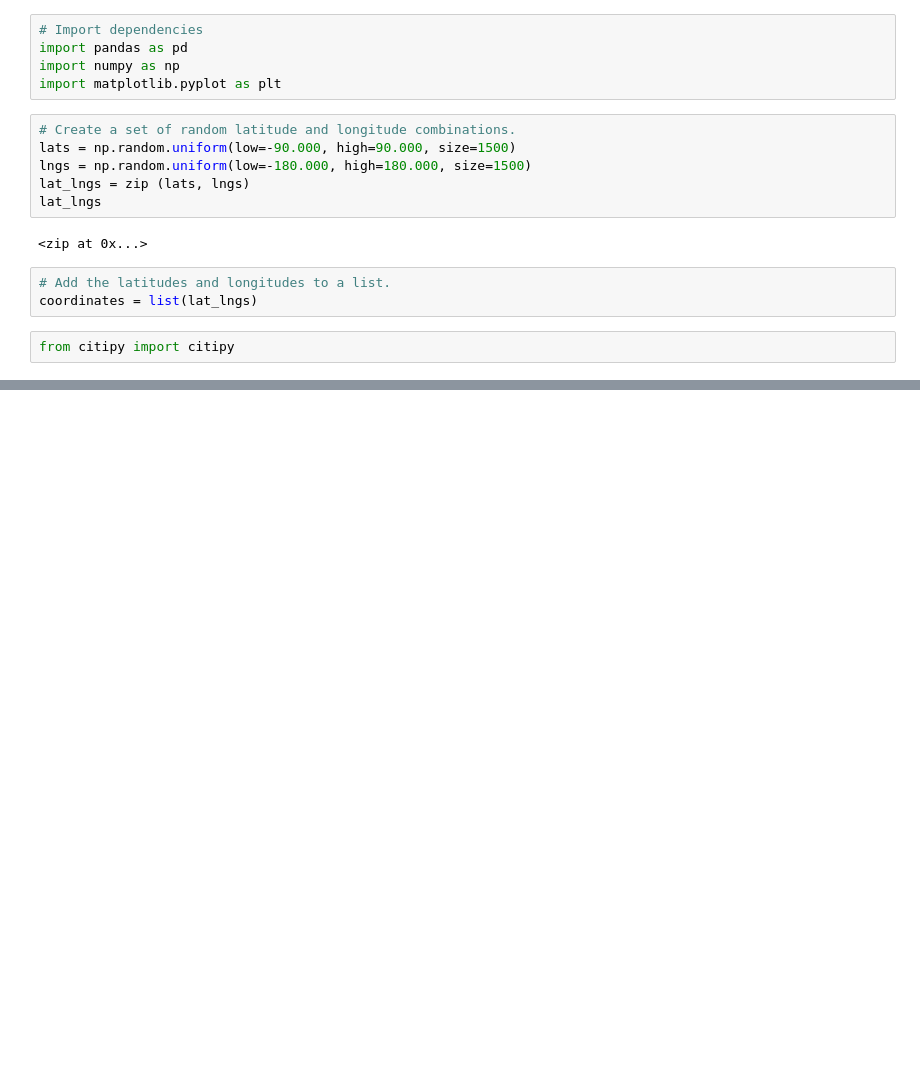
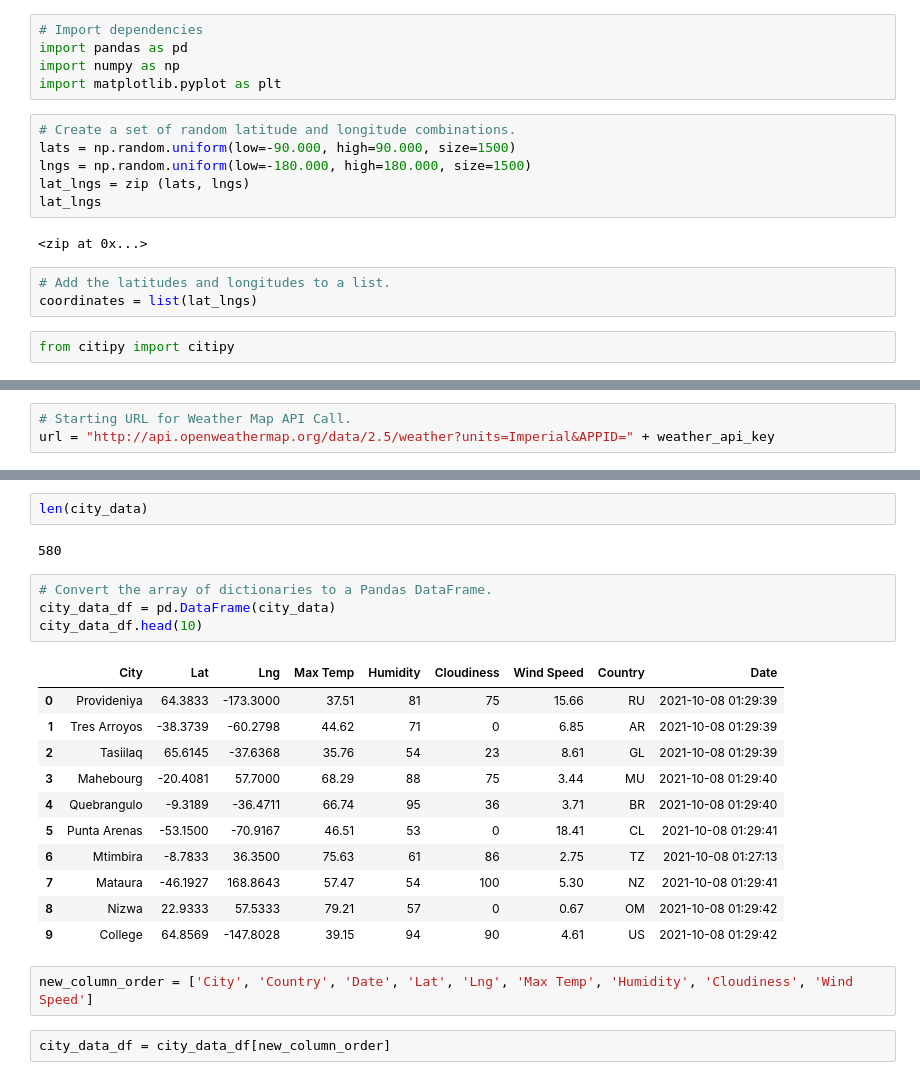
Before and after one commit to smikequick/World_Weather_Analysis, a Jupyter notebook: WeatherPy.ipynb, the cells around one changed output, grey strips where cells are left out. Saved outputs shown, nothing was run; the diff lists cells and outputs as text; blank space fills up the shorter version.

Commit message:
Updating files now including code for weather API and csv

```diff
--- a/WeatherPy.ipynb
+++ b/WeatherPy.ipynb
@@ -33,0 +37,3 @@ len(cities)
+# %%
+# Starting URL for Weather Map API Call.
+url = "http://api.openweathermap.org/data/2.5/weather?units=Imperial&APPID=" + weather_api_key
@@ -33,0 +123,24 @@ len(cities)
+# %%
+len(city_data)
+# %% [output]
+580
+# %%
+# Convert the array of dictionaries to a Pandas DataFrame.
+city_data_df = pd.DataFrame(city_data)
+city_data_df.head(10)
+# %% [output]
+|  | City | Lat | Lng | Max Temp | Humidity | Cloudiness | Wind Speed | Country | Date |
+| 0 | Provideniya | 64.3833 | -173.3000 | 37.51 | 81 | 75 | 15.66 | RU | 2021-10-08 01:29:39 |
+| 1 | Tres Arroyos | -38.3739 | -60.2798 | 44.62 | 71 | 0 | 6.85 | AR | 2021-10-08 01:29:39 |
+| 2 | Tasiilaq | 65.6145 | -37.6368 | 35.76 | 54 | 23 | 8.61 | GL | 2021-10-08 01:29:39 |
+| 3 | Mahebourg | -20.4081 | 57.7000 | 68.29 | 88 | 75 | 3.44 | MU | 2021-10-08 01:29:40 |
+| 4 | Quebrangulo | -9.3189 | -36.4711 | 66.74 | 95 | 36 | 3.71 | BR | 2021-10-08 01:29:40 |
+| 5 | Punta Arenas | -53.1500 | -70.9167 | 46.51 | 53 | 0 | 18.41 | CL | 2021-10-08 01:29:41 |
+| 6 | Mtimbira | -8.7833 | 36.3500 | 75.63 | 61 | 86 | 2.75 | TZ | 2021-10-08 01:27:13 |
+| 7 | Mataura | -46.1927 | 168.8643 | 57.47 | 54 | 100 | 5.30 | NZ | 2021-10-08 01:29:41 |
+| 8 | Nizwa | 22.9333 | 57.5333 | 79.21 | 57 | 0 | 0.67 | OM | 2021-10-08 01:29:42 |
+| 9 | College | 64.8569 | -147.8028 | 39.15 | 94 | 90 | 4.61 | US | 2021-10-08 01:29:42 |
+# %%
+new_column_order = ['City', 'Country', 'Date', 'Lat', 'Lng', 'Max Temp', 'Humidity', 'Cloudiness', 'Wind Speed']
+# %%
+city_data_df = city_data_df[new_column_order]
```
Also changed, not shown: parts of 6 cells of this notebook, 4 other files.
